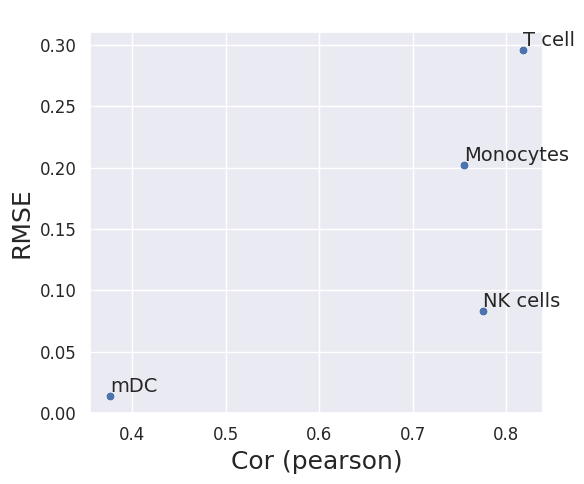
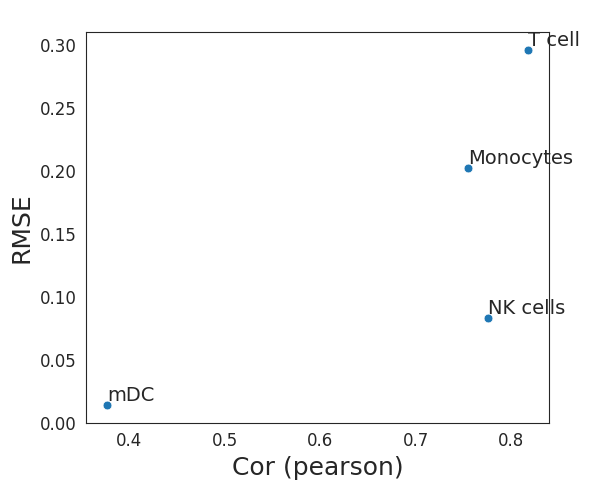
Unified diff of the notebook cell whose output changed from the first chart to the second:
--- before
+++ after
@@ -1,3 +1,4 @@
 # Visualize
+sns.set_style("white")
 plot_rmse_vs_corr_by_celltype(
     true_df = ground_truth.T,

Commit: fix: inlucded single plot colored by celltype